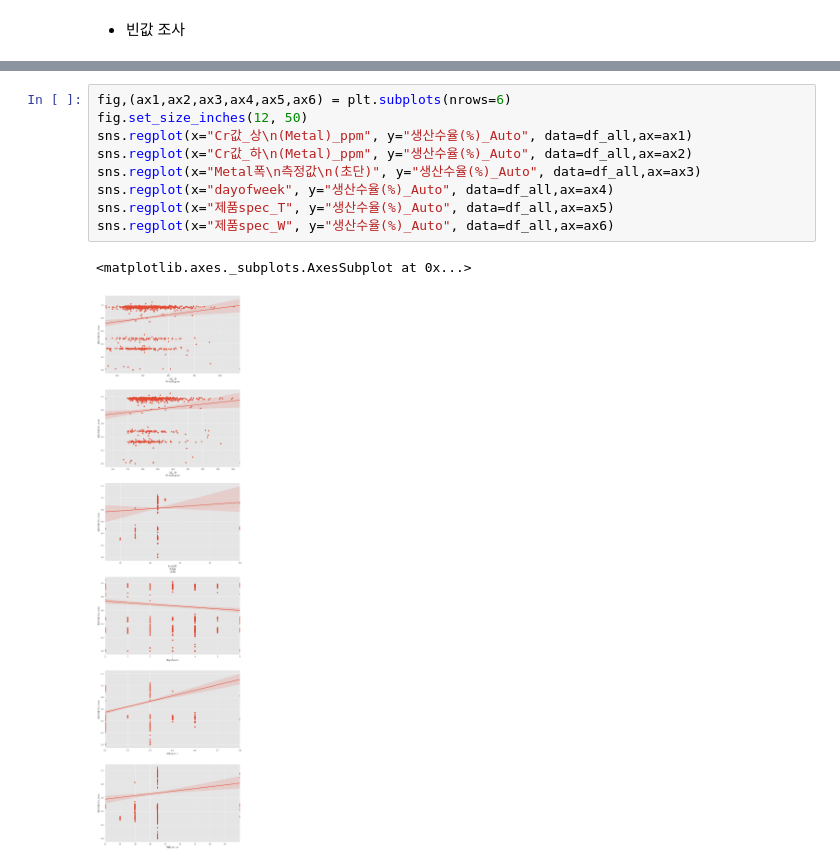
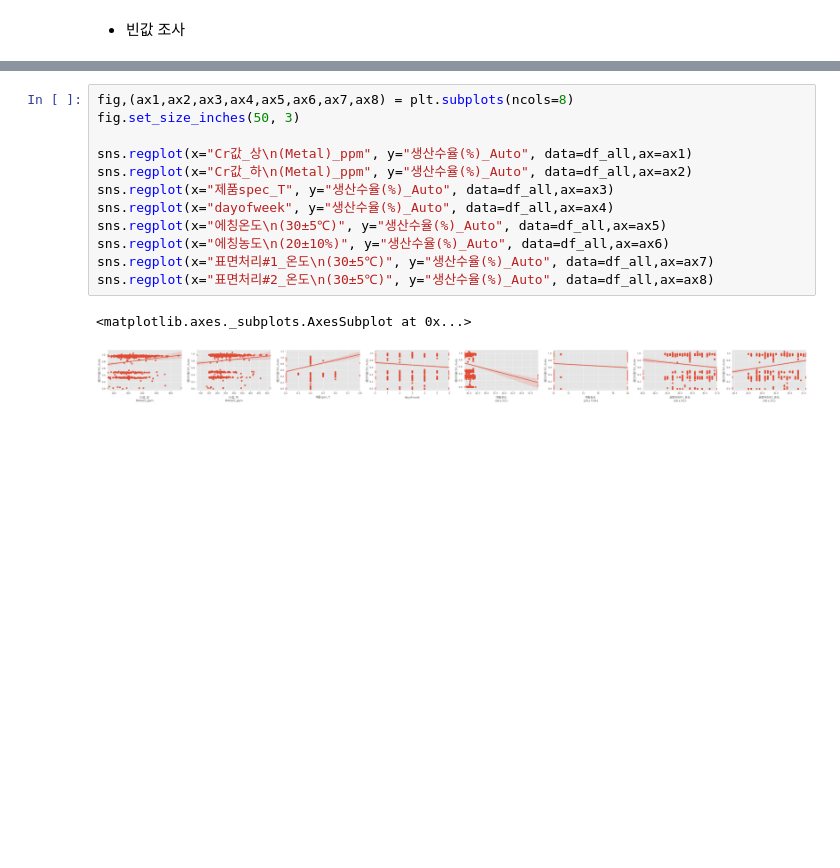
Before and after one commit to gbnam/lab, a Jupyter notebook: Cr_coating.ipynb, the cells around one changed output, grey strips where cells are left out. Saved outputs shown, nothing was run; the diff lists cells and outputs as text; blank space fills up the shorter version.

```diff
--- a/Cr_coating.ipynb
+++ b/Cr_coating.ipynb
@@ -327,12 +252,15 @@ sns.heatmap(corrMatt, mask=mask,vmax=.8, square=True,annot=True)
 # %%
-fig,(ax1,ax2,ax3,ax4,ax5,ax6) = plt.subplots(nrows=6)
-fig.set_size_inches(12, 50)
+fig,(ax1,ax2,ax3,ax4,ax5,ax6,ax7,ax8) = plt.subplots(ncols=8)
+fig.set_size_inches(50, 3)
+
 sns.regplot(x="Cr값_상\n(Metal)_ppm", y="생산수율(%)_Auto", data=df_all,ax=ax1)
 sns.regplot(x="Cr값_하\n(Metal)_ppm", y="생산수율(%)_Auto", data=df_all,ax=ax2)
-sns.regplot(x="Metal폭\n측정값\n(초단)", y="생산수율(%)_Auto", data=df_all,ax=ax3)
+sns.regplot(x="제품spec_T", y="생산수율(%)_Auto", data=df_all,ax=ax3)
 sns.regplot(x="dayofweek", y="생산수율(%)_Auto", data=df_all,ax=ax4)
-sns.regplot(x="제품spec_T", y="생산수율(%)_Auto", data=df_all,ax=ax5)
-sns.regplot(x="제품spec_W", y="생산수율(%)_Auto", data=df_all,ax=ax6)
+sns.regplot(x="에칭온도\n(30±5℃)", y="생산수율(%)_Auto", data=df_all,ax=ax5)
+sns.regplot(x="에칭농도\n(20±10%)", y="생산수율(%)_Auto", data=df_all,ax=ax6)
+sns.regplot(x="표면처리#1_온도\n(30±5℃)", y="생산수율(%)_Auto", data=df_all,ax=ax7)
+sns.regplot(x="표면처리#2_온도\n(30±5℃)", y="생산수율(%)_Auto", data=df_all,ax=ax8)
 # %% [output]
 <matplotlib.axes._subplots.AxesSubplot at 0x...>
-[figure, old version]
+[figure, new version]
```
Also changed, not shown: parts of 32 cells of this notebook.
